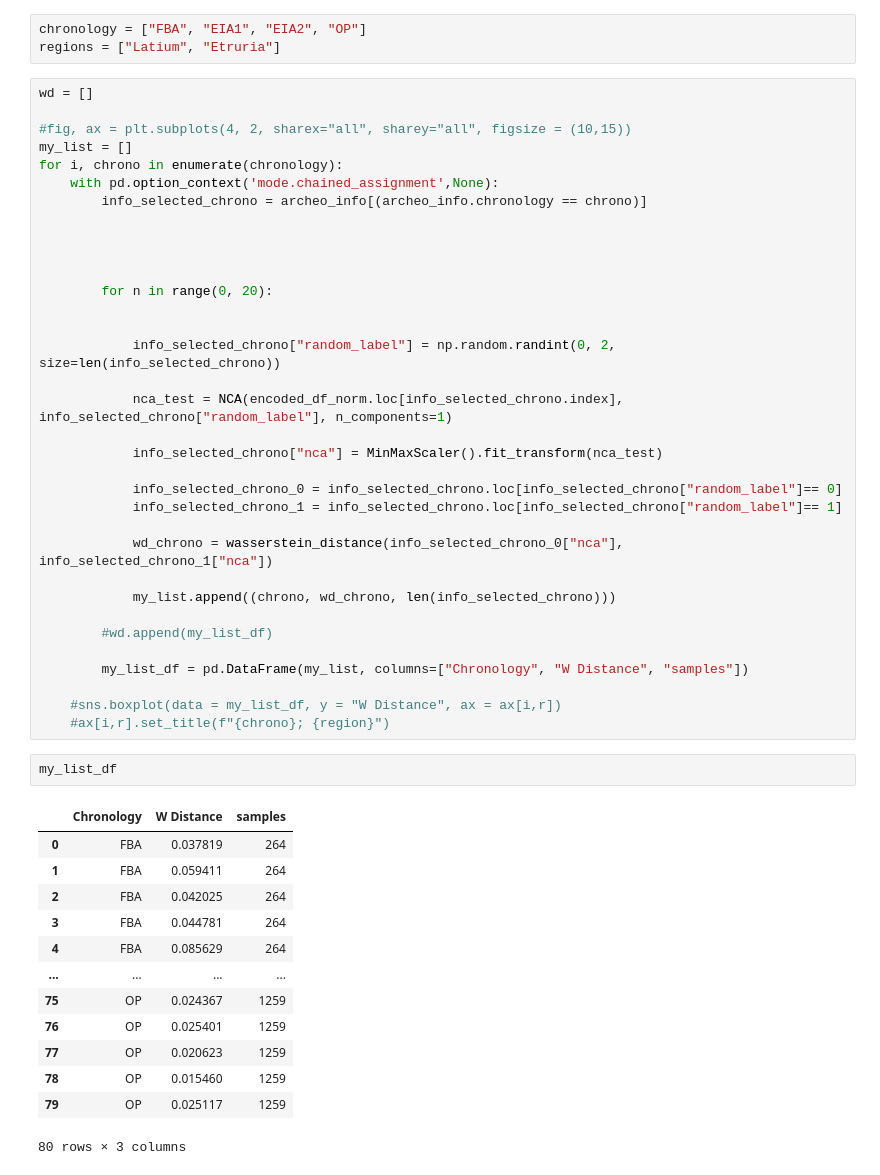
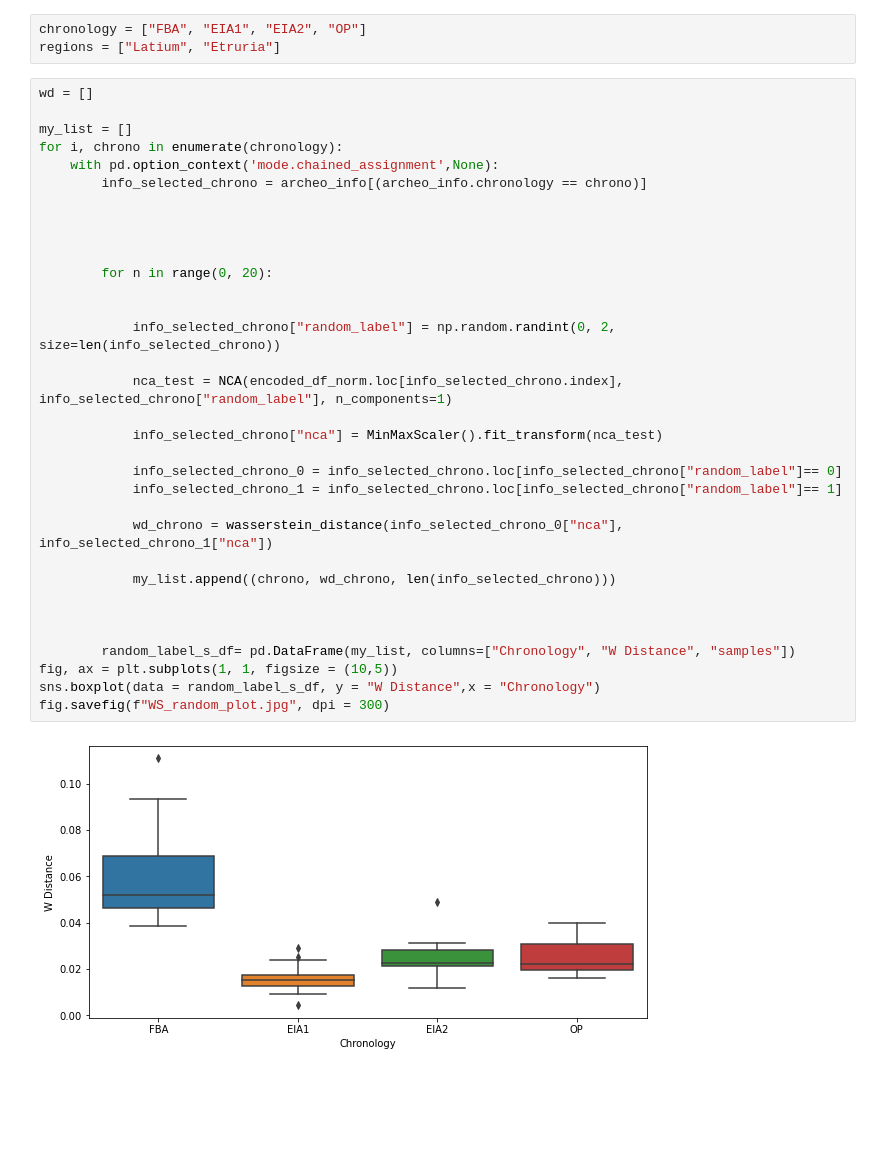
Before and after one commit to lrncrd/VAEpots, a Jupyter notebook: VAEpots.ipynb, the cells around one changed output. Saved outputs shown, nothing was run; the diff lists cells and outputs as text; blank space fills up the shorter version.

```diff
--- a/VAEpots.ipynb
+++ b/VAEpots.ipynb
@@ -386,50 +290,35 @@ regions = ["Latium", "Etruria"]
 # %%
 wd = []
 
-#fig, ax = plt.subplots(4, 2, sharex="all", sharey="all", figsize = (10,15))
 my_list = []
 for i, chrono in enumerate(chronology):
     with pd.option_context('mode.chained_assignment',None):
         info_selected_chrono = archeo_info[(archeo_info.chronology == chrono)]
 
 
 
 
         for n in range(0, 20):
 
 
             info_selected_chrono["random_label"] = np.random.randint(0, 2, size=len(info_selected_chrono))
 
             nca_test = NCA(encoded_df_norm.loc[info_selected_chrono.index], info_selected_chrono["random_label"], n_components=1)
 
             info_selected_chrono["nca"] = MinMaxScaler().fit_transform(nca_test)
 
             info_selected_chrono_0 = info_selected_chrono.loc[info_selected_chrono["random_label"]== 0]
             info_selected_chrono_1 = info_selected_chrono.loc[info_selected_chrono["random_label"]== 1]
 
             wd_chrono = wasserstein_distance(info_selected_chrono_0["nca"], info_selected_chrono_1["nca"])
 
             my_list.append((chrono, wd_chrono, len(info_selected_chrono)))
 
-        #wd.append(my_list_df)
 
-        my_list_df = pd.DataFrame(my_list, columns=["Chronology", "W Distance", "samples"])
 
-    #sns.boxplot(data = my_list_df, y = "W Distance", ax = ax[i,r])
-    #ax[i,r].set_title(f"{chrono}; {region}")
+        random_label_s_df= pd.DataFrame(my_list, columns=["Chronology", "W Distance", "samples"])
+fig, ax = plt.subplots(1, 1, figsize = (10,5))
+sns.boxplot(data = random_label_s_df, y = "W Distance",x = "Chronology")
+fig.savefig(f"WS_random_plot.jpg", dpi = 300)
+# %% [output]
+[figure, added]
-# %%
-my_list_df
-# %% [output]
-|  | Chronology | W Distance | samples |
-| 0 | FBA | 0.037819 | 264 |
-| 1 | FBA | 0.059411 | 264 |
-| 2 | FBA | 0.042025 | 264 |
-| 3 | FBA | 0.044781 | 264 |
-| 4 | FBA | 0.085629 | 264 |
-| ... | ... | ... | ... |
-| 75 | OP | 0.024367 | 1259 |
-| 76 | OP | 0.025401 | 1259 |
-| 77 | OP | 0.020623 | 1259 |
-| 78 | OP | 0.015460 | 1259 |
-| 79 | OP | 0.025117 | 1259 |
-80 rows × 3 columns
```
Also changed, not shown: parts of 34 cells of this notebook, 14 other files.
